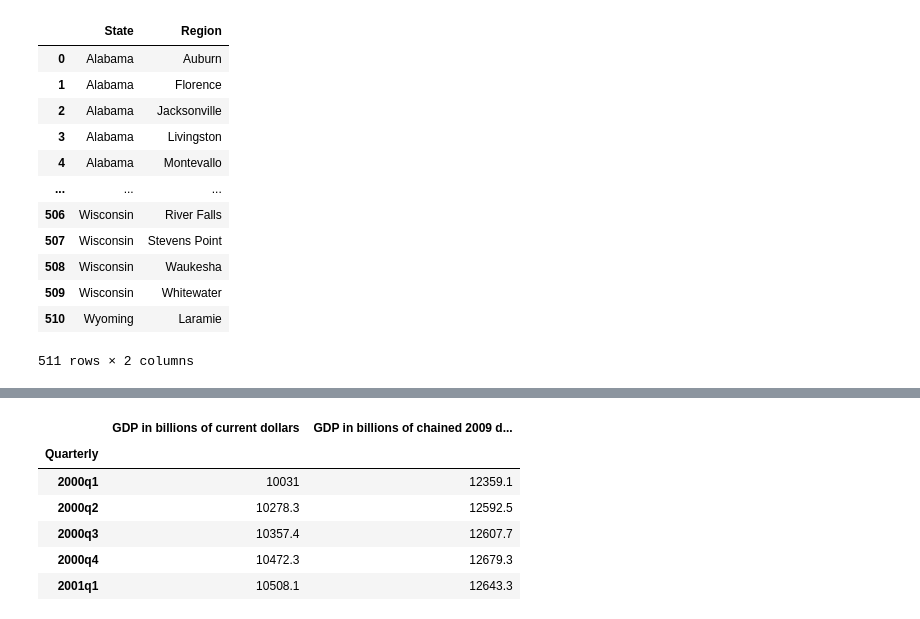
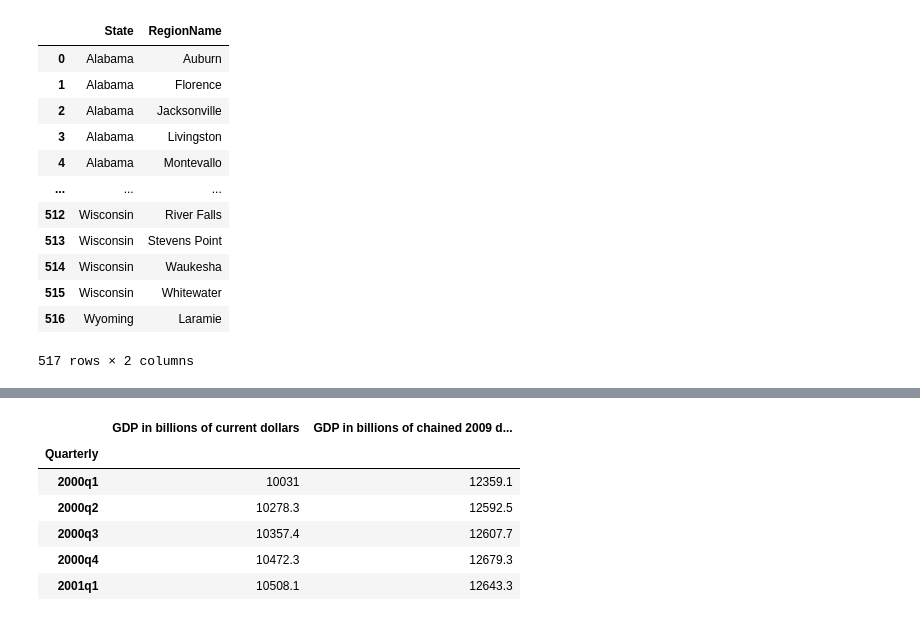
Before and after one commit to YHWOO13/Open-Course, a Jupyter notebook: UMICH-Introduction to Data Science in Python/ASSIGNMENT 4.ipynb, the cells around one changed output, grey strips where cells are left out. Cells and saved outputs as stored; diff of their text form; code cells hidden in the pictures.

```diff
--- a/UMICH-Introduction to Data Science in Python/ASSIGNMENT 4.ipynb
+++ b/UMICH-Introduction to Data Science in Python/ASSIGNMENT 4.ipynb
@@ -23,40 +23,48 @@ from scipy.stats import ttest_ind
 # %%
 state=[]
 region=[]
 with open('C:\\Users\\syjy0\\OneDrive\\바탕 화면\\전북대_산공\\GITHUB\\Open-Course\\UMICH-Introduction to Data Science in Python/university_towns.txt','r',encoding='utf-8') as unilist:
 
+    #★readlines(): makes list
     a=unilist.readlines()
-    r=re.compile(r".*\s\(.*\)")
-
+    r=re.compile(r".*\s\(.*")
+    r1=re.compile(r".*\:")
+    r2=re.compile(r".*\,")
     for i in a:
         i=re.sub(r"\[.*\]","",i)
         i=re.sub(r"\n","",i)
         match=r.match(i)
-        if match:
+        match1=r1.match(i)
+        match2=r2.match(i)
+        if match or match1 or match2:
+            i=i.replace('and formerly Pomona College',"")
+            i=i.replace(', Bethany Lutheran College','')
+            i=re.sub(r"\.$","",i)
             i=re.sub(r"\(.*\)","",i)
-            region.append(i)
-            state.append(temp)
+            i=re.sub(r"\(.*","",i)
+            region.append(i.strip())
+
+            # temp: ★make storage(incredible method)★
+            state.append(temp.strip())
         else:
             temp=i
 
-            #print(state)
-#print(region)
 
-df=pd.DataFrame(columns=('State','Region'))
+df=pd.DataFrame(columns=('State','RegionName'))
 df['State']=state
-df['Region']=region
+df['RegionName']=region
 df
 # %% [output]
-|  | State | Region |
+|  | State | RegionName |
 | 0 | Alabama | Auburn |
 | 1 | Alabama | Florence |
 | 2 | Alabama | Jacksonville |
 | 3 | Alabama | Livingston |
 | 4 | Alabama | Montevallo |
 | ... | ... | ... |
-| 506 | Wisconsin | River Falls |
-| 507 | Wisconsin | Stevens Point |
-| 508 | Wisconsin | Waukesha |
-| 509 | Wisconsin | Whitewater |
-| 510 | Wyoming | Laramie |
+| 512 | Wisconsin | River Falls |
+| 513 | Wisconsin | Stevens Point |
+| 514 | Wisconsin | Waukesha |
+| 515 | Wisconsin | Whitewater |
+| 516 | Wyoming | Laramie |
-511 rows × 2 columns
+517 rows × 2 columns
```
Also changed, not shown: parts of 11 cells of this notebook.
